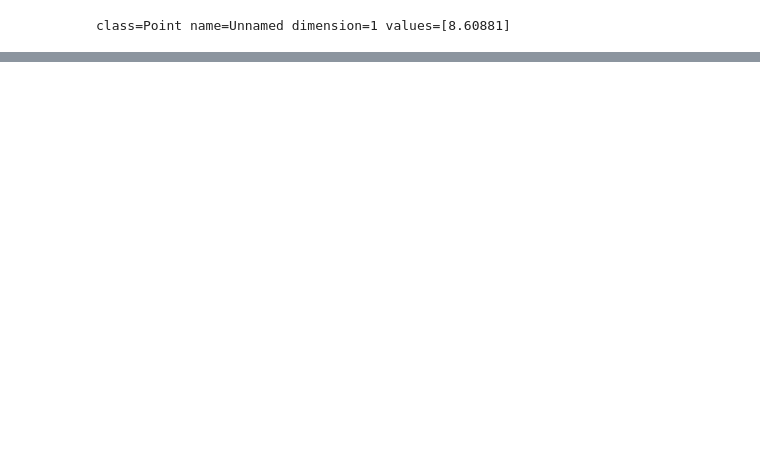
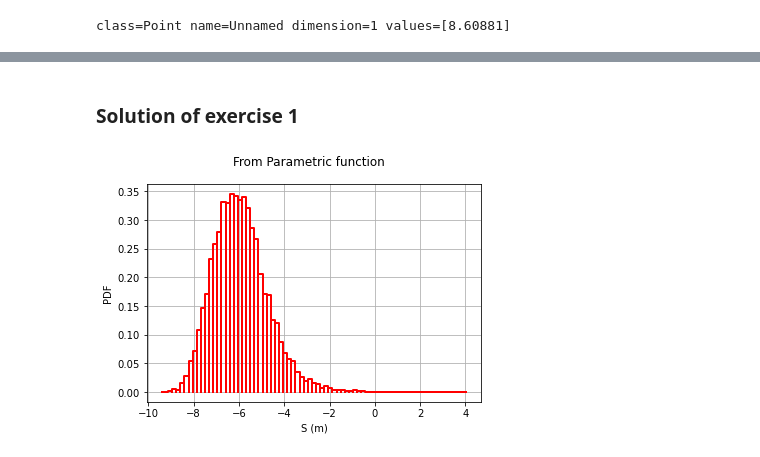
Before and after one commit to openturns/presentation, a Jupyter notebook: developer/python_function/scripts/Parametric_function.ipynb, the cells around one changed output, grey strips where cells are left out. Cells and saved outputs as stored; diff of their text form; code cells hidden in the pictures; blank space fills up the shorter version.

Commit message:
Translated the ParametricFunction exercise

```diff
--- a/developer/python_function/scripts/Parametric_function.ipynb
+++ b/developer/python_function/scripts/Parametric_function.ipynb
@@ -151,9 +204,9 @@ Le script `ParametricFun/testCrue-sujet.py` contient une implémentation du cas
 # %%
 def functionCrue(X):
-    H_d = 3.0  # Hauteur de la digue
-    Z_b = 55.5  # Cote de la berge
-    L = 5.0e3  # Longueur de la riviere
-    B = 300.0  # Largeur de la riviere
+    H_d = 3.0  # Height of the dyke
+    Z_b = 55.5  # Height of the side of the river
+    L = 5000.0  # Length of the river
+    B = 300.0  # Width of the river
     Z_d = Z_b + H_d
     Q, K_s, Z_v, Z_m = X
     alpha = (Z_m - Z_v) / L
@@ -186,0 +226,2 @@ Réponses aux questions dans :
+# %% [markdown]
+### Solution of exercise 1
@@ -186,0 +254,27 @@ Réponses aux questions dans :
+# %%
+def floodingFullFunction(X):
+    Q, K_s, Z_v, Z_m, H_d, Z_b, L, B = X
+    Z_d = Z_b + H_d
+    alpha = (Z_m - Z_v) / L
+    H = (Q / (K_s * B * math.sqrt(alpha))) ** (3.0 / 5.0)
+    Z_c = H + Z_v
+    S = Z_c - Z_d
+    return [S]
+
+
+myFullFunction = ot.PythonFunction(8, 1, floodingFullFunction)
+
+H_d = 3.0  # Height of the dyke
+Z_b = 55.5  # Height of the side of the river
+L = 5000.0  # Length of the river
+B = 300.0  # Width of the river
+
+indices = [4, 5, 6, 7]
+referencePoint = [H_d, Z_b, L, B]
+myParametricFlooding = ot.ParametricFunction(myFullFunction, indices, referencePoint)
+
+histoGraph = drawHistogram(myParametricFlooding)
+histoGraph.setTitle("From Parametric function")
+view = otv.View(histoGraph)
+# %% [output]
+[figure, added]
```
Also changed, not shown: parts of 41 cells of this notebook, 1 other file.
